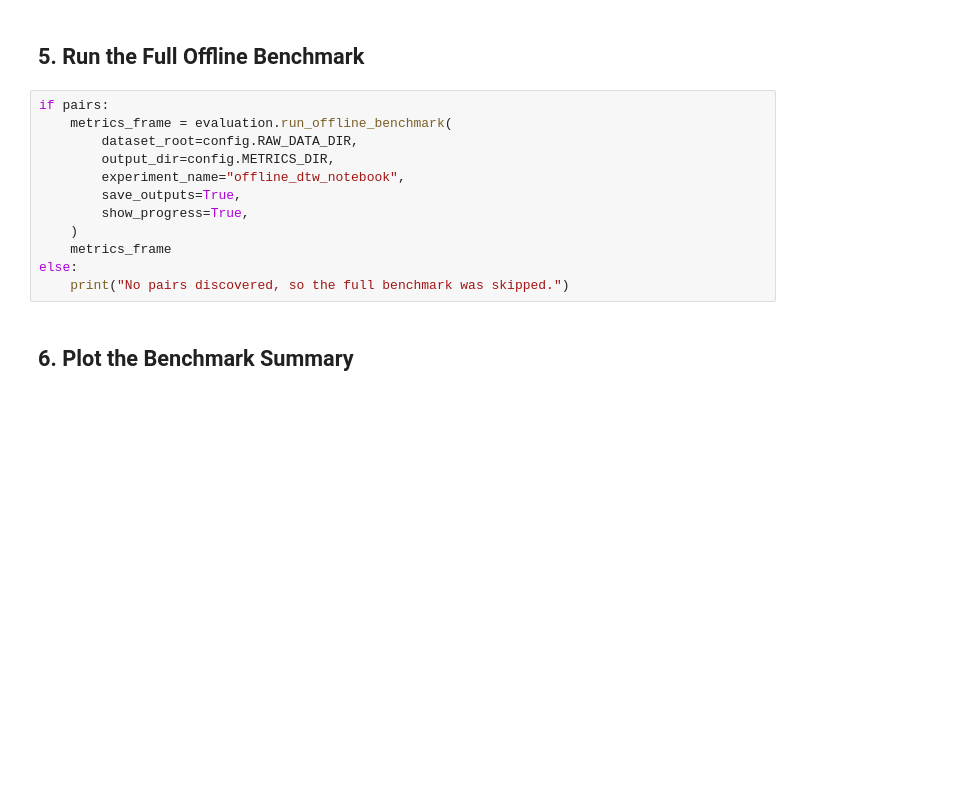
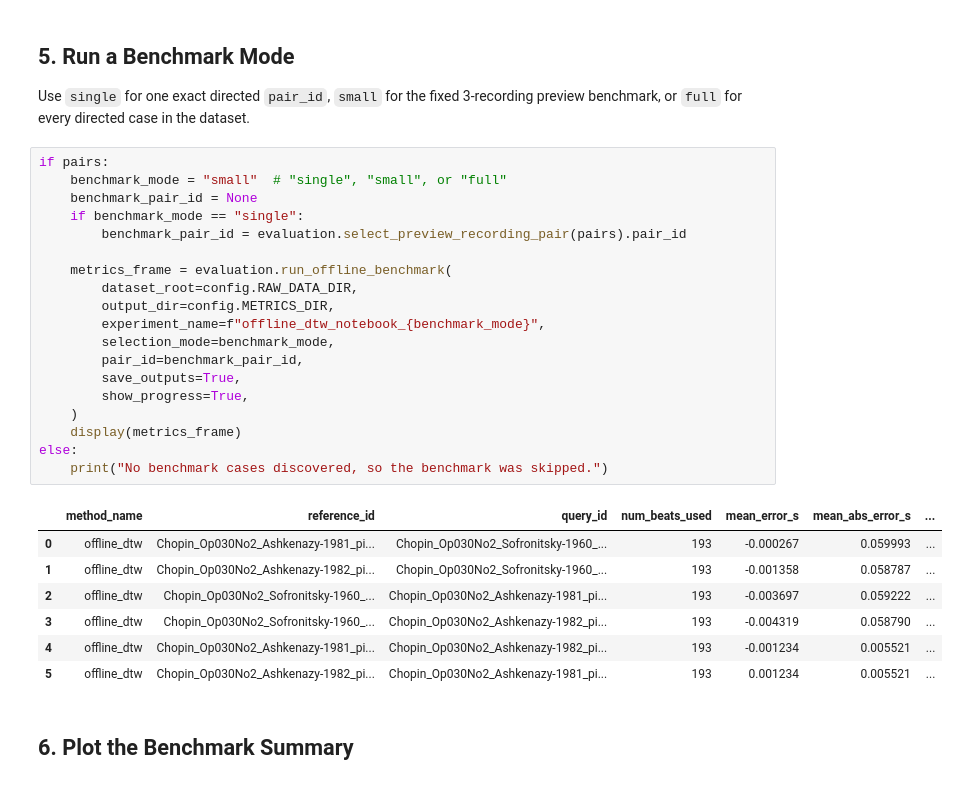
Before and after one commit to diego2317/E207_project, a Jupyter notebook: notebooks/01_alignment_sandbox.ipynb, the cells around one changed output. Saved outputs shown, nothing was run; the diff lists cells and outputs as text; blank space fills up the shorter version.

```diff
--- a/notebooks/01_alignment_sandbox.ipynb
+++ b/notebooks/01_alignment_sandbox.ipynb
@@ -49,17 +101,34 @@ else:
 # %% [markdown]
-## 5. Run the Full Offline Benchmark
+## 5. Run a Benchmark Mode
+
+Use `single` for one exact directed `pair_id`, `small` for the fixed 3-recording preview benchmark, or `full` for every directed case in the dataset.
 # %%
 if pairs:
+    benchmark_mode = "small"  # "single", "small", or "full"
+    benchmark_pair_id = None
+    if benchmark_mode == "single":
+        benchmark_pair_id = evaluation.select_preview_recording_pair(pairs).pair_id
+
     metrics_frame = evaluation.run_offline_benchmark(
         dataset_root=config.RAW_DATA_DIR,
         output_dir=config.METRICS_DIR,
-        experiment_name="offline_dtw_notebook",
+        experiment_name=f"offline_dtw_notebook_{benchmark_mode}",
+        selection_mode=benchmark_mode,
+        pair_id=benchmark_pair_id,
         save_outputs=True,
         show_progress=True,
     )
-    metrics_frame
+    display(metrics_frame)
 else:
-    print("No pairs discovered, so the full benchmark was skipped.")
+    print("No benchmark cases discovered, so the benchmark was skipped.")
+# %% [output]
+|  | method_name | reference_id | query_id | num_beats_used | mean_error_s | mean_abs_error_s | ... |
+| 0 | offline_dtw | Chopin_Op030No2_Ashkenazy-1981_pi... | Chopin_Op030No2_Sofronitsky-1960_... | 193 | -0.000267 | 0.059993 | ... |
+| 1 | offline_dtw | Chopin_Op030No2_Ashkenazy-1982_pi... | Chopin_Op030No2_Sofronitsky-1960_... | 193 | -0.001358 | 0.058787 | ... |
+| 2 | offline_dtw | Chopin_Op030No2_Sofronitsky-1960_... | Chopin_Op030No2_Ashkenazy-1981_pi... | 193 | -0.003697 | 0.059222 | ... |
+| 3 | offline_dtw | Chopin_Op030No2_Sofronitsky-1960_... | Chopin_Op030No2_Ashkenazy-1982_pi... | 193 | -0.004319 | 0.058790 | ... |
+| 4 | offline_dtw | Chopin_Op030No2_Ashkenazy-1981_pi... | Chopin_Op030No2_Ashkenazy-1982_pi... | 193 | -0.001234 | 0.005521 | ... |
+| 5 | offline_dtw | Chopin_Op030No2_Ashkenazy-1982_pi... | Chopin_Op030No2_Ashkenazy-1981_pi... | 193 | 0.001234 | 0.005521 | ... |
 # %% [markdown]
 ## 6. Plot the Benchmark Summary
 # %%
```
Also changed, not shown: parts of 11 cells of this notebook, 8 other files.
